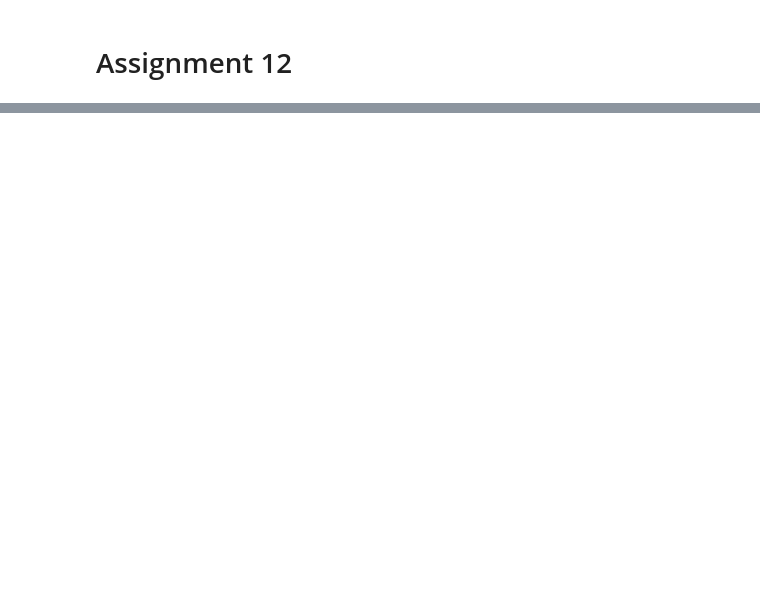
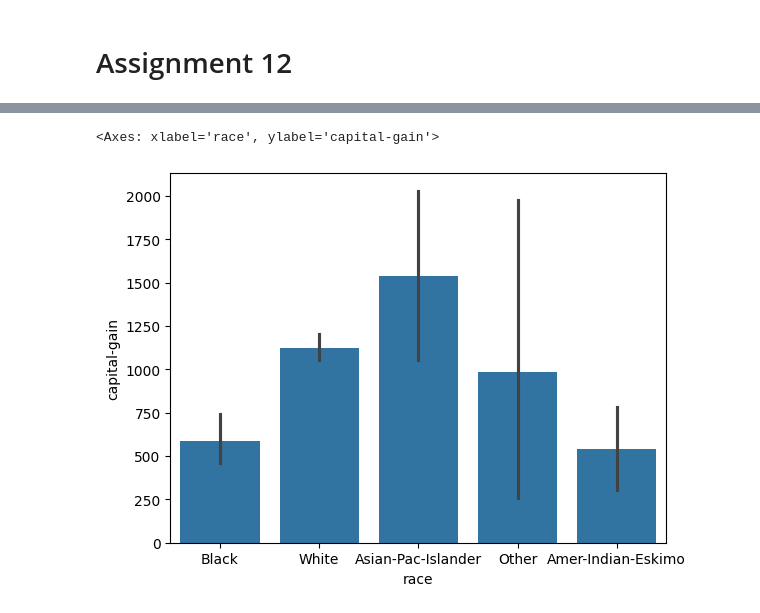
Before and after one commit to Ginger-liam/DataScienceLessons, a Jupyter notebook: Portfolio/Assignment 12.ipynb, the cells around one changed output, grey strips where cells are left out. Drawn from its saved outputs; the diff is of its cells as text; code cells hidden in the pictures; blank space fills up the shorter version.

```diff
--- a/Portfolio/Assignment 12.ipynb
+++ b/Portfolio/Assignment 12.ipynb
@@ -15,0 +45,5 @@ movies.head()
+# %%
+sns.barplot(y="capital-gain", x="race", data=df)
+# %% [output]
+<Axes: xlabel='race', ylabel='capital-gain'>
+[figure, added]
```
Also changed, not shown: parts of 7 cells of this notebook, 11 other files.
